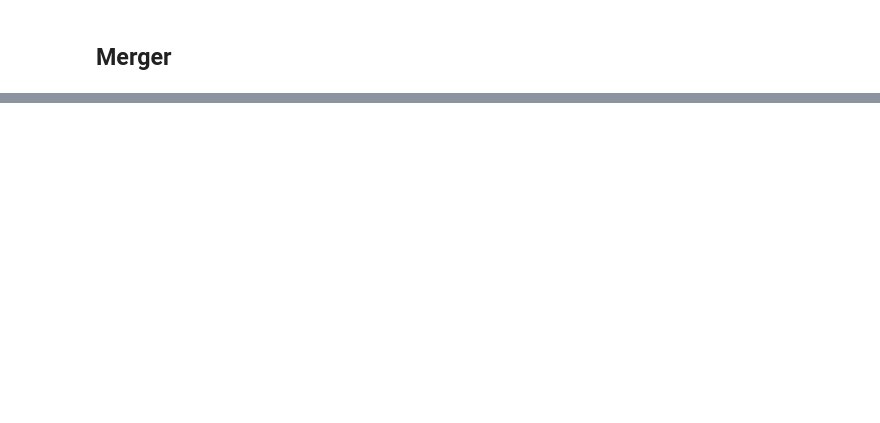
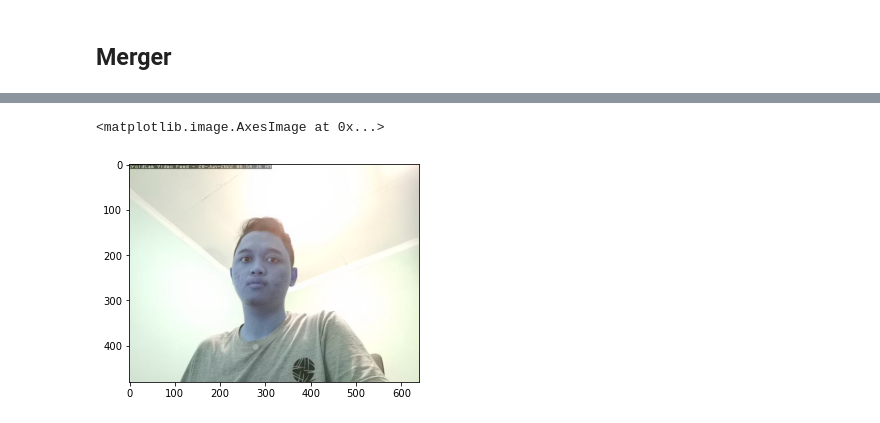
Before and after one commit to fogverse/live-yolov5, a Jupyter notebook: analysis/analysis.ipynb, the cells around one changed output, grey strips where cells are left out. Drawn from its saved outputs; the diff is of its cells as text; code cells hidden in the pictures; blank space fills up the shorter version.

```diff
--- a/analysis/analysis.ipynb
+++ b/analysis/analysis.ipynb
@@ -321,0 +632,10 @@ a.groupby('type').mean()
+# %%
+vid = cv2.VideoCapture('http://192.168.1.7:4747/video')
+success, frame = vid.read()
+assert success is True
+vid.release()
+# %%
+plt.imshow(frame)
+# %% [output]
+<matplotlib.image.AxesImage at 0x...>
+[figure, added]
```
Also changed, not shown: parts of 115 cells of this notebook, 12 other files.
